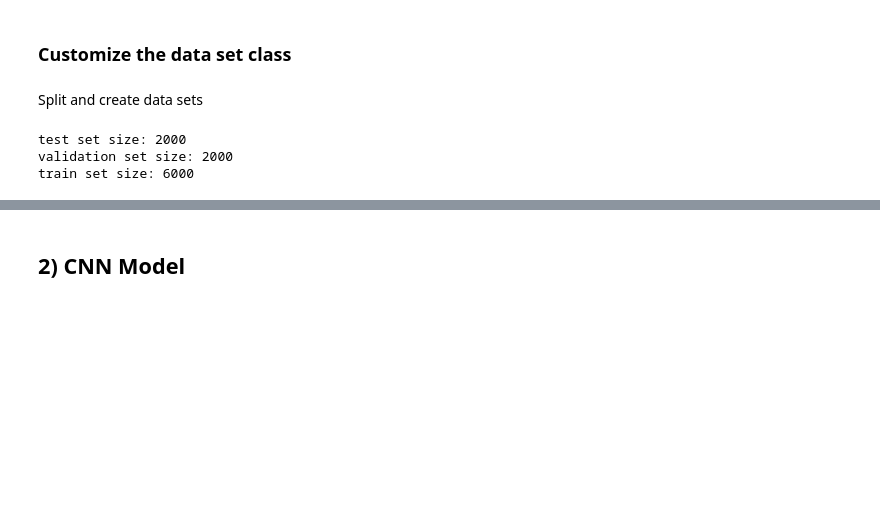
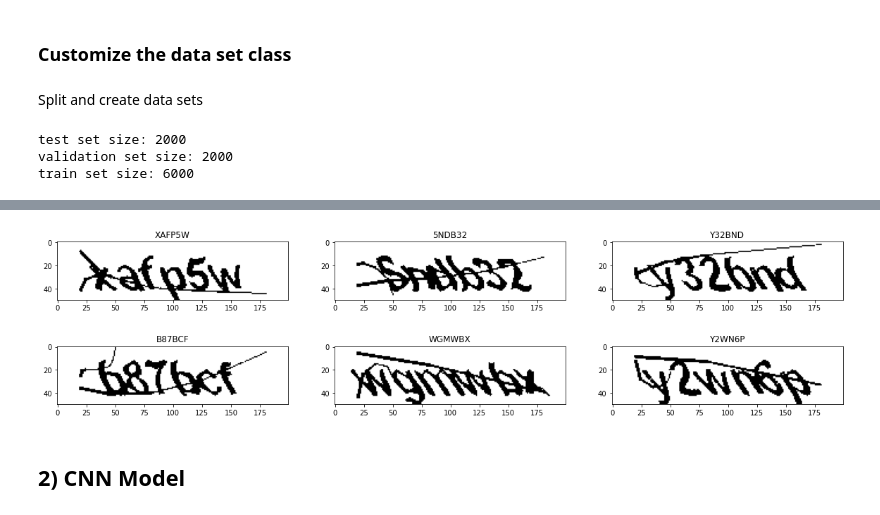
Before and after one commit to CMPUT466-ML-CAPTCHA/ML_CAPTCHA_Images_Decoder, a Jupyter notebook: CNN_Model.ipynb, the cells around one changed output, grey strips where cells are left out. Drawn from its saved outputs; the diff is of its cells as text; code cells hidden in the pictures; blank space fills up the shorter version.

```diff
--- a/CNN_Model.ipynb
+++ b/CNN_Model.ipynb
@@ -137,8 +138,8 @@ valid_set = CustomDataset(valid_data, transform=transforms.ToTensor())
 test_set = CustomDataset(test_data, transform=transforms.ToTensor())
 
 train_dataloader = DataLoader(dataset=train_set, batch_size=BATCH_SIZE, shuffle=True)
-test_dataloader = DataLoader(dataset=test_set, batch_size=BATCH_SIZE, shuffle=True)
-valid_dataloader = DataLoader(dataset=valid_set, batch_size=BATCH_SIZE, shuffle=True)
+test_dataloader = DataLoader(dataset=test_set, batch_size=1, shuffle=True)
+valid_dataloader = DataLoader(dataset=valid_set, batch_size=1, shuffle=True)
 # %% [output]
 test set size: 2000
 validation set size: 2000
@@ -151,3 +150,23 @@ After Improvement (Origin -> Grayscale -> Binarization)
+# %%
+_, ax = plt.subplots(2, 3, figsize=(20, 5))
+for i in range(6):
+    image, label = next(iter(test_dataloader))
+    image = image.to(device)
+    label = label.to(device)
+    # output = model(image)
+    label = label.reshape(6, 36)
+    # output = output.reshape(6, 36)
+    label = torch.argmax(label, dim=1)
+    # output = torch.argmax(output, dim=1)
+    origin = vector_to_captcha(label)
+    # predict = vector_to_captcha(output)
+
+    image = image.reshape(50, 200).cpu()
+    ax[i//3, i % 3].imshow(image, cmap=plt.cm.gray)
+    ax[i//3, i % 3].title.set_text(origin)
+plt.show()
+# %% [output]
+[figure, added]
 # %% [markdown]
 ## 2) CNN Model
 # %%
```
Also changed, not shown: parts of 5 cells of this notebook, 1 other file.
